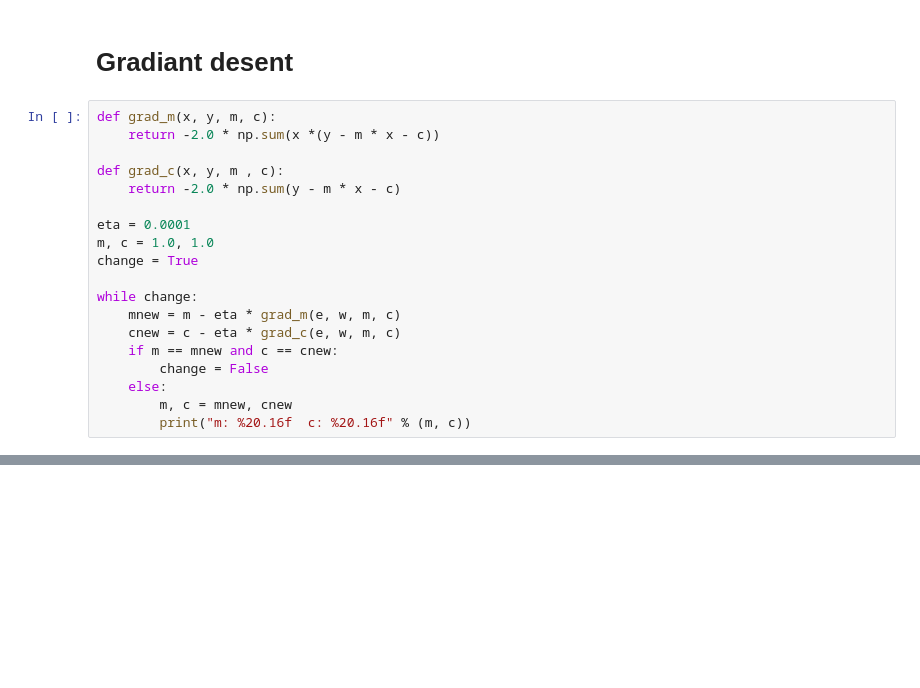
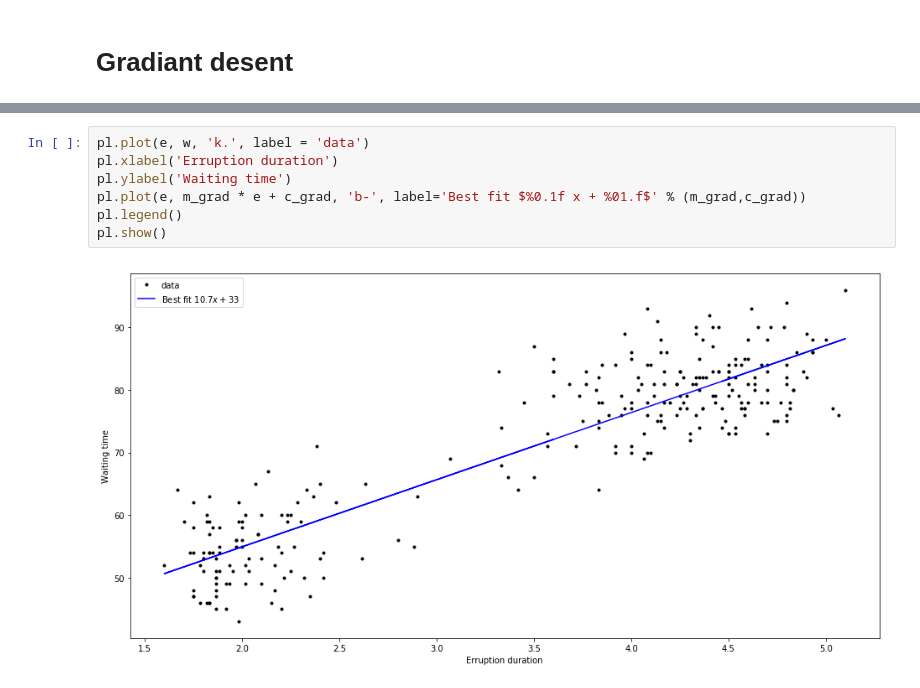
Before and after one commit to MartinRep/OldFaith-dataset-gradient-descent, a Jupyter notebook: OldFaithDataSet.ipynb, the cells around one changed output, grey strips where cells are left out. Drawn from its saved outputs; the diff is of its cells as text; blank space fills up the shorter version.

```diff
--- a/OldFaithDataSet.ipynb
+++ b/OldFaithDataSet.ipynb
@@ -23,22 +23,3 @@ Best fit is m= 10.729641 and c = 33.474397
 [figure]
 # %% [markdown]
 # Gradiant desent
-# %%
-def grad_m(x, y, m, c):
-    return -2.0 * np.sum(x *(y - m * x - c))
-
-def grad_c(x, y, m , c):
-    return -2.0 * np.sum(y - m * x - c)
-
-eta = 0.0001
-m, c = 1.0, 1.0
-change = True
-
-while change:
-    mnew = m - eta * grad_m(e, w, m, c)
-    cnew = c - eta * grad_c(e, w, m, c)
-    if m == mnew and c == cnew:
-        change = False
-    else:
-        m, c = mnew, cnew
-        print("m: %20.16f  c: %20.16f" % (m, c))
@@ -62,0 +68,9 @@ m:  10.7296413951336973  c:  33.4743970227526901
+# %%
+pl.plot(e, w, 'k.', label = 'data')
+pl.xlabel('Erruption duration')
+pl.ylabel('Waiting time')
+pl.plot(e, m_grad * e + c_grad, 'b-', label='Best fit $%0.1f x + %01.f$' % (m_grad,c_grad))
+pl.legend()
+pl.show()
+# %% [output]
+[figure, added]
```
Also changed, not shown: parts of 2 cells of this notebook.
